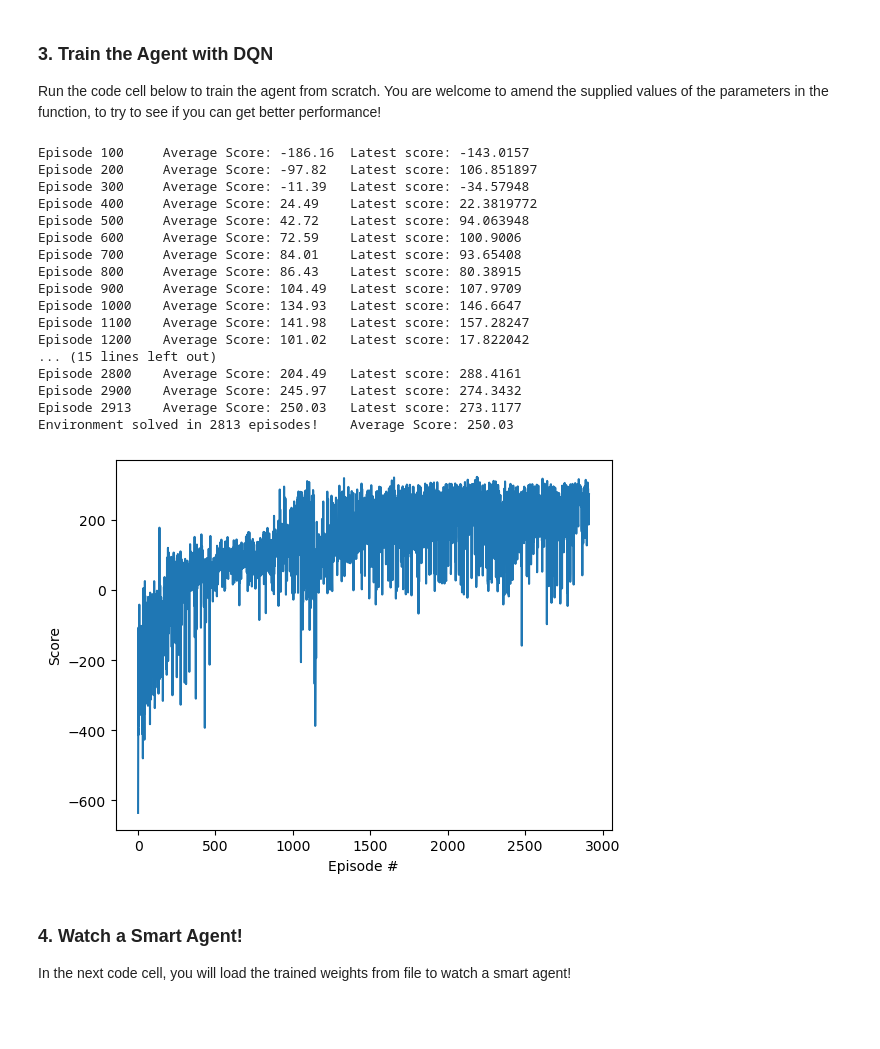
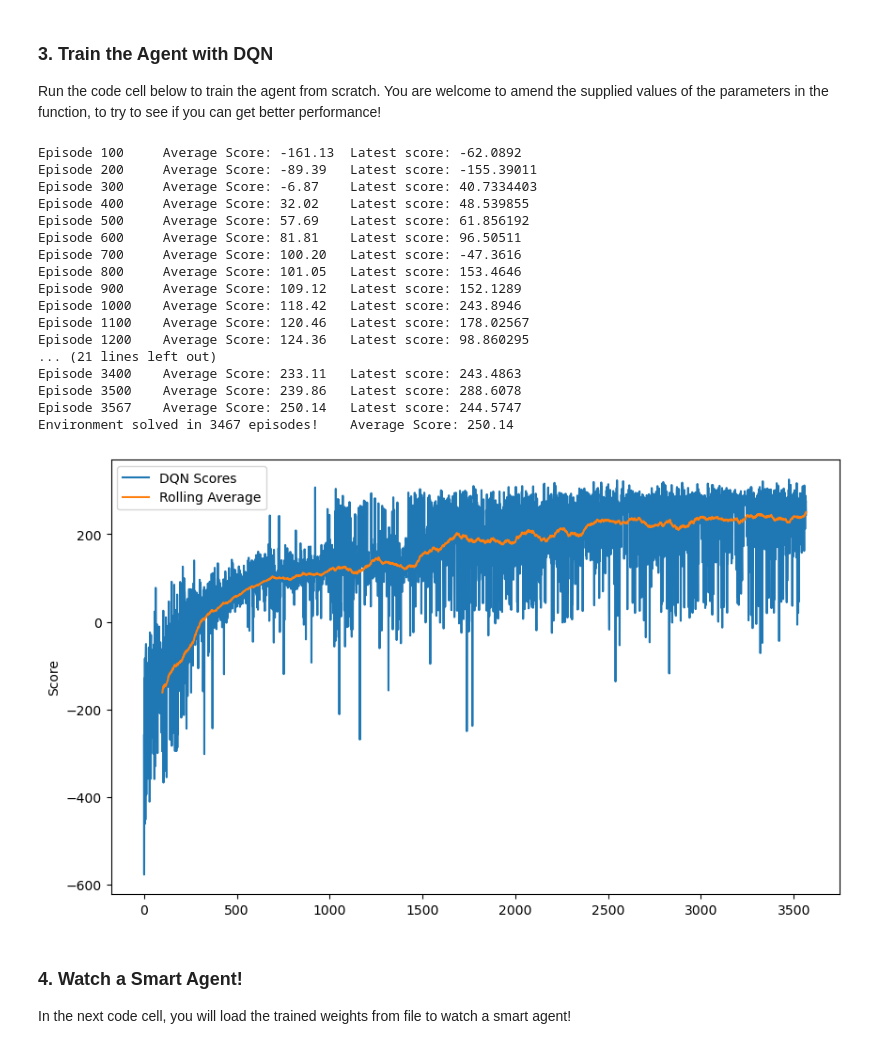
Before and after one commit to armhzjz/deep-reinforcement-learning, a Jupyter notebook: dqn/exercise/Deep_Q_Network.ipynb, the cells around one changed output. Cells and saved outputs as stored; diff of their text form; code cells hidden in the pictures; blank space fills up the shorter version.

```diff
--- a/dqn/exercise/Deep_Q_Network.ipynb
+++ b/dqn/exercise/Deep_Q_Network.ipynb
@@ -110,59 +111,61 @@ def dqn(
     for i_episode in range(1, n_episodes+1):
         state = env.reset()[0]
         score = 0
         for t in range(max_t):
             t_step = (t_step + 1) % UPDATE_EVERY
             if t_step == 0:
                 action = dqn_agent.act(state, eps)
             next_state, reward, done, truncated, _ = env.step(action)
             dqn_agent.step(state, action, reward, next_state, done, t_step)
             state = next_state
             score += reward
             if done:  # or truncated:
                 break
         scores_window.append(score)       # save most recent score
         scores.append(score)              # save most recent score
         eps = max(eps_end, eps_decay*eps) # decrease epsilon
         print('\rEpisode {}\tAverage Score: {:.2f}\tLatest score: {:.4f}'.format(i_episode, np.mean(scores_window), score), end='')
         if i_episode % 100 == 0:
             print('\rEpisode {}\tAverage Score: {:.2f}\tLatest score: {:.4f}'.format(i_episode, np.mean(scores_window), score))
         scores_windows_list = list(scores_window)
         if np.mean(scores_window) >= target_mean_score and np.mean(scores_windows_list[-10:]) >= target_mean_score:
             print('\nEnvironment solved in {:d} episodes!\tAverage Score: {:.2f}'.format(i_episode-100, np.mean(scores_window)))
             torch.save(dqn_agent.qnetwork_local.state_dict(), 'checkpoint.pth')
             break
-    return scores
+    return pd.Series(scores, name="scores")
 
 agent = Agent(state_size=8, action_size=4, seed=761)
-scores = dqn(agent, n_episodes=3000, max_t=250, UPDATE_EVERY=4, target_mean_score=250.)
+scores = dqn(agent, n_episodes=4000, max_t=250, UPDATE_EVERY=4, target_mean_score=250.)
 
 # plot the scores
-fig = plt.figure()
-ax = fig.add_subplot(111)
-plt.plot(np.arange(len(scores)), scores)
-plt.ylabel('Score')
-plt.xlabel('Episode #')
-plt.show()
+fig, axes = plt.subplots(1, 1, figsize=(10, 6), sharex=True, sharey=True)
+scores.plot(ax=axes, label="DQN Scores")
+(scores.rolling(window=100)
+           .mean()
+           .rename("Rolling Average")
+           .plot(ax=axes))
+axes.legend()
+_ = axes.set_ylabel("Score")
 del agent
 # %% [output]
-Episode 100     Average Score: -186.16  Latest score: -143.0157
-Episode 200     Average Score: -97.82   Latest score: 106.851897
-Episode 300     Average Score: -11.39   Latest score: -34.57948
-Episode 400     Average Score: 24.49    Latest score: 22.3819772
-Episode 500     Average Score: 42.72    Latest score: 94.063948
-Episode 600     Average Score: 72.59    Latest score: 100.9006
-Episode 700     Average Score: 84.01    Latest score: 93.65408
-Episode 800     Average Score: 86.43    Latest score: 80.38915
-Episode 900     Average Score: 104.49   Latest score: 107.9709
-Episode 1000    Average Score: 134.93   Latest score: 146.6647
-Episode 1100    Average Score: 141.98   Latest score: 157.28247
-Episode 1200    Average Score: 101.02   Latest score: 17.822042
-... (15 lines left out)
-Episode 2800    Average Score: 204.49   Latest score: 288.4161
-Episode 2900    Average Score: 245.97   Latest score: 274.3432
-Episode 2913    Average Score: 250.03   Latest score: 273.1177
-Environment solved in 2813 episodes!    Average Score: 250.03
+Episode 100     Average Score: -161.13  Latest score: -62.0892
+Episode 200     Average Score: -89.39   Latest score: -155.39011
+Episode 300     Average Score: -6.87    Latest score: 40.7334403
+Episode 400     Average Score: 32.02    Latest score: 48.539855
+Episode 500     Average Score: 57.69    Latest score: 61.856192
+Episode 600     Average Score: 81.81    Latest score: 96.50511
+Episode 700     Average Score: 100.20   Latest score: -47.3616
+Episode 800     Average Score: 101.05   Latest score: 153.4646
+Episode 900     Average Score: 109.12   Latest score: 152.1289
+Episode 1000    Average Score: 118.42   Latest score: 243.8946
+Episode 1100    Average Score: 120.46   Latest score: 178.02567
+Episode 1200    Average Score: 124.36   Latest score: 98.860295
+... (21 lines left out)
+Episode 3400    Average Score: 233.11   Latest score: 243.4863
+Episode 3500    Average Score: 239.86   Latest score: 288.6078
+Episode 3567    Average Score: 250.14   Latest score: 244.5747
+Environment solved in 3467 episodes!    Average Score: 250.14
-[figure, old version]
+[figure, new version]
 # %% [markdown]
 ### 4. Watch a Smart Agent!
 
```
Also changed, not shown: parts of 4 cells of this notebook, 8 other files.
